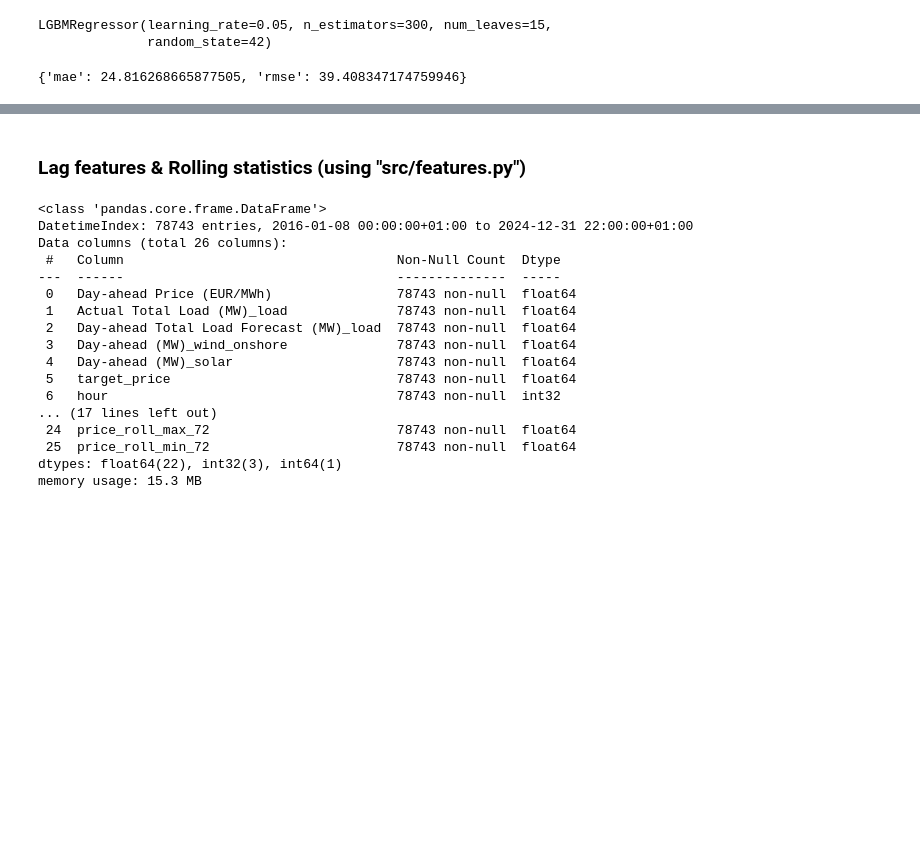
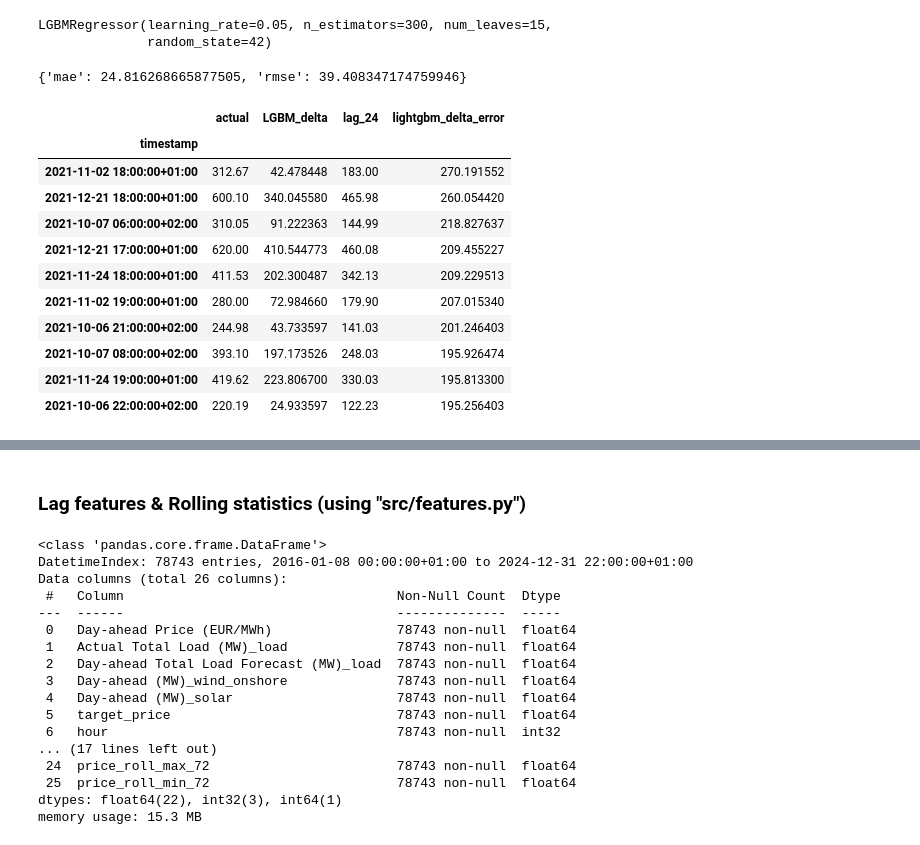
Before and after one commit to LisaBianConti/electricity-price-forecasting, a Jupyter notebook: notebooks/05_modelling.ipynb, the cells around one changed output, grey strips where cells are left out. Drawn from its saved outputs; the diff is of its cells as text; code cells hidden in the pictures; blank space fills up the shorter version.

```diff
--- a/notebooks/05_modelling.ipynb
+++ b/notebooks/05_modelling.ipynb
@@ -358,2 +362,28 @@ evaluate.evaluate_regression(y_val_1_delta, pred_delta)
 # %% [output]
 {'mae': 24.816268665877505, 'rmse': 39.408347174759946}
+# %%
+val_pred_delta_df = pd.DataFrame({
+    "actual": y_val_1,
+    "LGBM_delta": pred_price_w_delta,
+    "lag_24": df_lightgbm_val["price_lag_24"]},
+    index = y_val_1.index
+)
+
+val_pred_delta_df["lightgbm_delta_error"] = abs(
+    val_pred_delta_df["actual"] - val_pred_delta_df["LGBM_delta"]
+)
+
+val_pred_delta_df.nlargest(10, "lightgbm_delta_error")
+# %% [output]
+|  | actual | LGBM_delta | lag_24 | lightgbm_delta_error |
+| timestamp |  |  |  |  |
+| 2021-11-02 18:00:00+01:00 | 312.67 | 42.478448 | 183.00 | 270.191552 |
+| 2021-12-21 18:00:00+01:00 | 600.10 | 340.045580 | 465.98 | 260.054420 |
+| 2021-10-07 06:00:00+02:00 | 310.05 | 91.222363 | 144.99 | 218.827637 |
+| 2021-12-21 17:00:00+01:00 | 620.00 | 410.544773 | 460.08 | 209.455227 |
+| 2021-11-24 18:00:00+01:00 | 411.53 | 202.300487 | 342.13 | 209.229513 |
+| 2021-11-02 19:00:00+01:00 | 280.00 | 72.984660 | 179.90 | 207.015340 |
+| 2021-10-06 21:00:00+02:00 | 244.98 | 43.733597 | 141.03 | 201.246403 |
+| 2021-10-07 08:00:00+02:00 | 393.10 | 197.173526 | 248.03 | 195.926474 |
+| 2021-11-24 19:00:00+01:00 | 419.62 | 223.806700 | 330.03 | 195.813300 |
+| 2021-10-06 22:00:00+02:00 | 220.19 | 24.933597 | 122.23 | 195.256403 |
```
Also changed, not shown: parts of 17 cells of this notebook.
